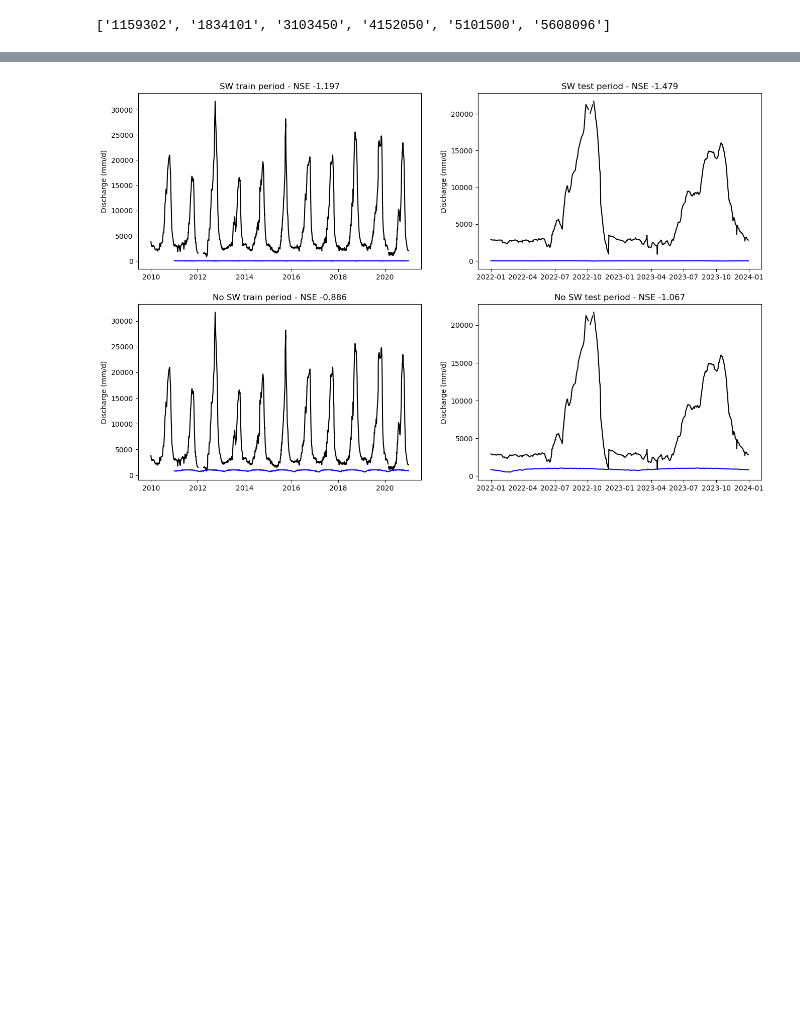
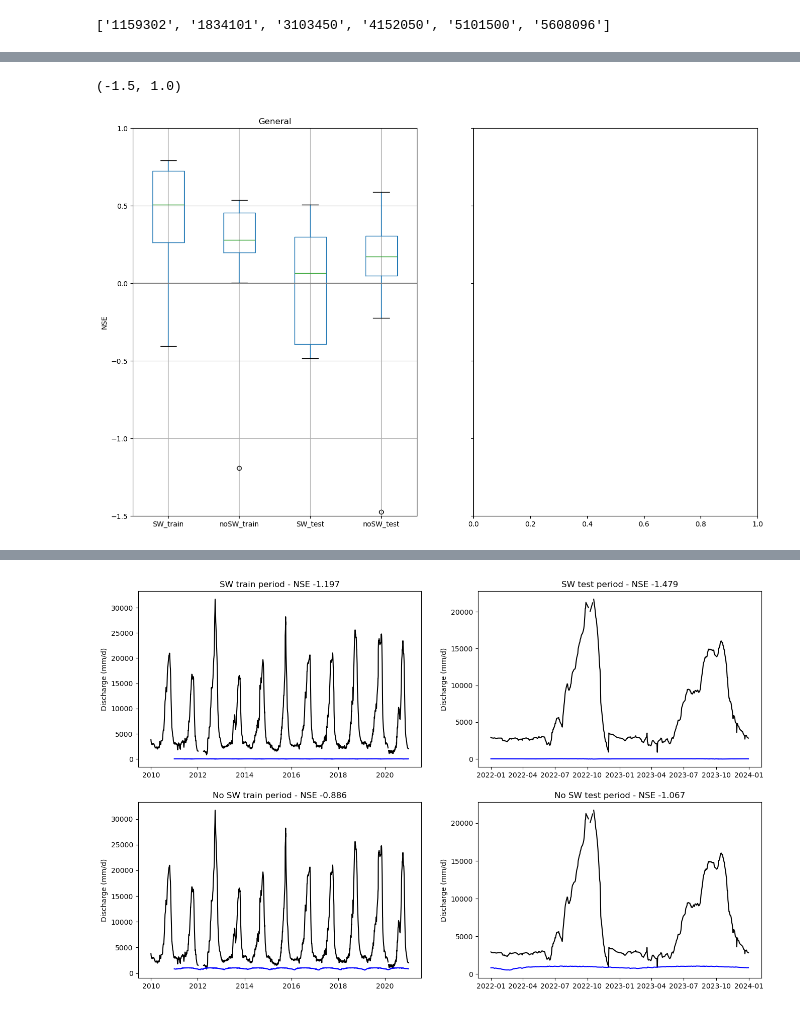
Before and after one commit to ascheliga/neuralhydrology, a Jupyter notebook: cygnss_models/EXP04_general/base_case.ipynb, the cells around one changed output, grey strips where cells are left out. Drawn from its saved outputs; the diff is of its cells as text; code cells hidden in the pictures; blank space fills up the shorter version.

```diff
--- a/cygnss_models/EXP04_general/base_case.ipynb
+++ b/cygnss_models/EXP04_general/base_case.ipynb
@@ -11,6 +11,7 @@ from neuralhydrology.nh_run import start_run, eval_run
 # %%
 all_runs_dir = '/global/home/users/ann_scheliga/neuralhydrology/runs/'
 exp_name = 'EXP04_general'
+default_order = ['SW_train','noSW_train','SW_test','noSW_test']
 # %% [markdown]
 ### Evaluate run on test set
 Change the `run_dir` argument by grabbing from:
@@ -43 +47,8 @@ dict_keys(['1159302', '1834101', '3103450', '4152050', '5101500', '5608096'])
 Loaded model results
+# %%
+fig, axs = plt.subplots(1, 2, figsize=(16, 10),sharey=True)
+nse_df = comp_plots.boxplot_from_tuple(results_tuple,ax=axs[0],tuple_names=default_order,exp_name = 'General')
+axs[0].set_ylim([-1.5,1])
+# %% [output]
+(-1.5, 1.0)
+[figure, added]
```
Also changed, not shown: parts of 5 cells of this notebook, 4 other files.
